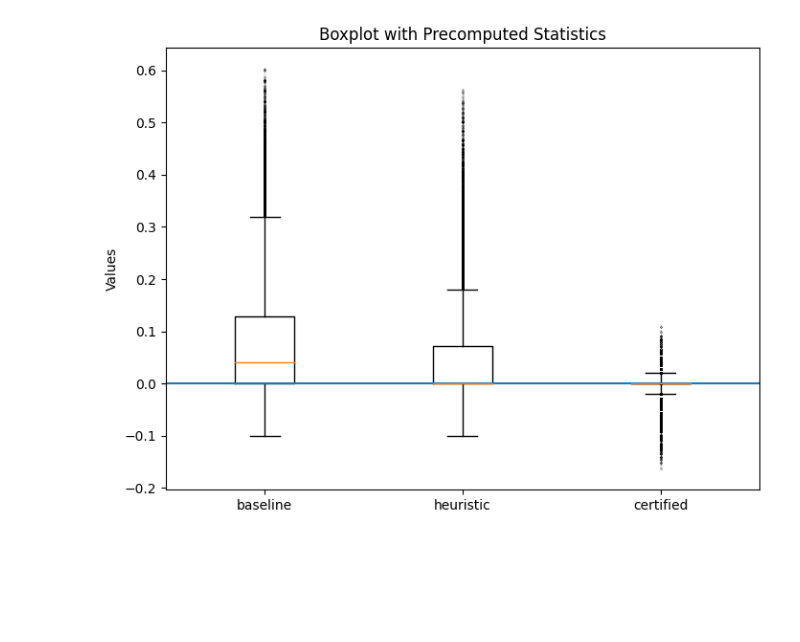
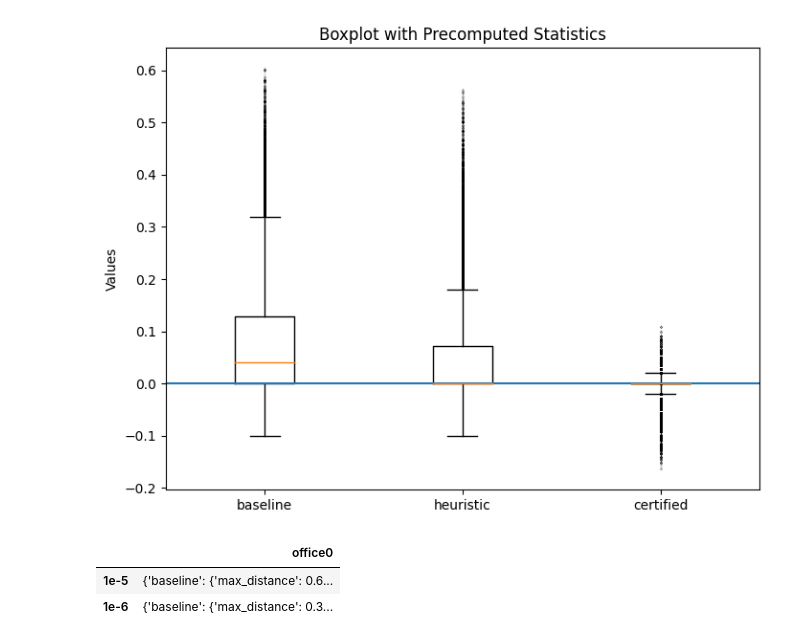
Before and after one commit to dasc-lab/nvblox, a Jupyter notebook: nvblox/analysis_of_violations_ply.ipynb, the cells around one changed output. Drawn from its saved outputs; the diff is of its cells as text; code cells hidden in the pictures; blank space fills up the shorter version.

```diff
--- a/nvblox/analysis_of_violations_ply.ipynb
+++ b/nvblox/analysis_of_violations_ply.ipynb
@@ -170,0 +465,31 @@ plt.show()
+# %%
+res = {'office0': {'1e-5': {'baseline': {'max_distance': 0.604318,
+                                   'total_violations': 283842,
+                                   'violation_rate': 48.148229822040754,
+                                   'volume': 46.14417600000001},
+                      'certified': {'max_distance': 0.109545,
+                                    'total_violations': 3209,
+                                    'violation_rate': 0.5443439290130734,
+                                    'volume': 10.739384000000001},
+                      'heuristic': {'max_distance': 0.56356,
+                                    'total_violations': 186017,
+                                    'violation_rate': 31.554136691562757,
+                                    'volume': 39.45924000000001}},
+             '1e-6': {'baseline': {'max_distance': 0.384187,
+                                   'total_violations': 124719,
+                                   'violation_rate': 21.156132902019788,
+                                   'volume': 42.33079200000001},
+                      'certified': {'max_distance': 0.107703,
+                                    'total_violations': 3001,
+                                    'violation_rate': 0.5090608074067414,
+                                    'volume': 10.938424000000001},
+                      'heuristic': {'max_distance': 0.32249,
+                                    'total_violations': 69517,
+                                    'violation_rate': 11.792195984170093,
+                                    'volume': 38.10578400000001}}}}
+# %%
+pd.DataFrame(res)
+# %% [output]
+|  | office0 |
+| 1e-5 | {'baseline': {'max_distance': 0.6... |
+| 1e-6 | {'baseline': {'max_distance': 0.3... |
```
Also changed, not shown: parts of 26 cells of this notebook, 1 other file.
